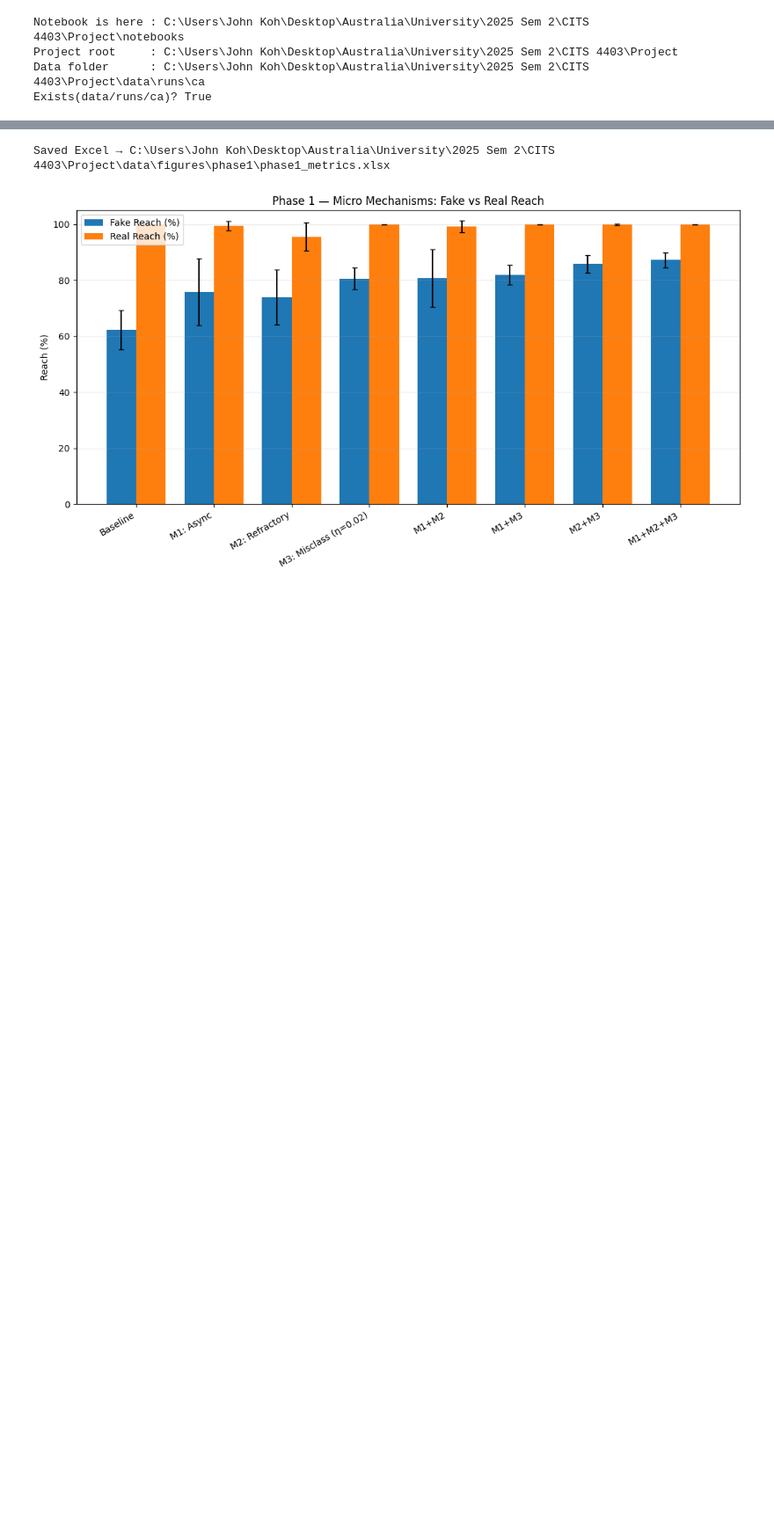
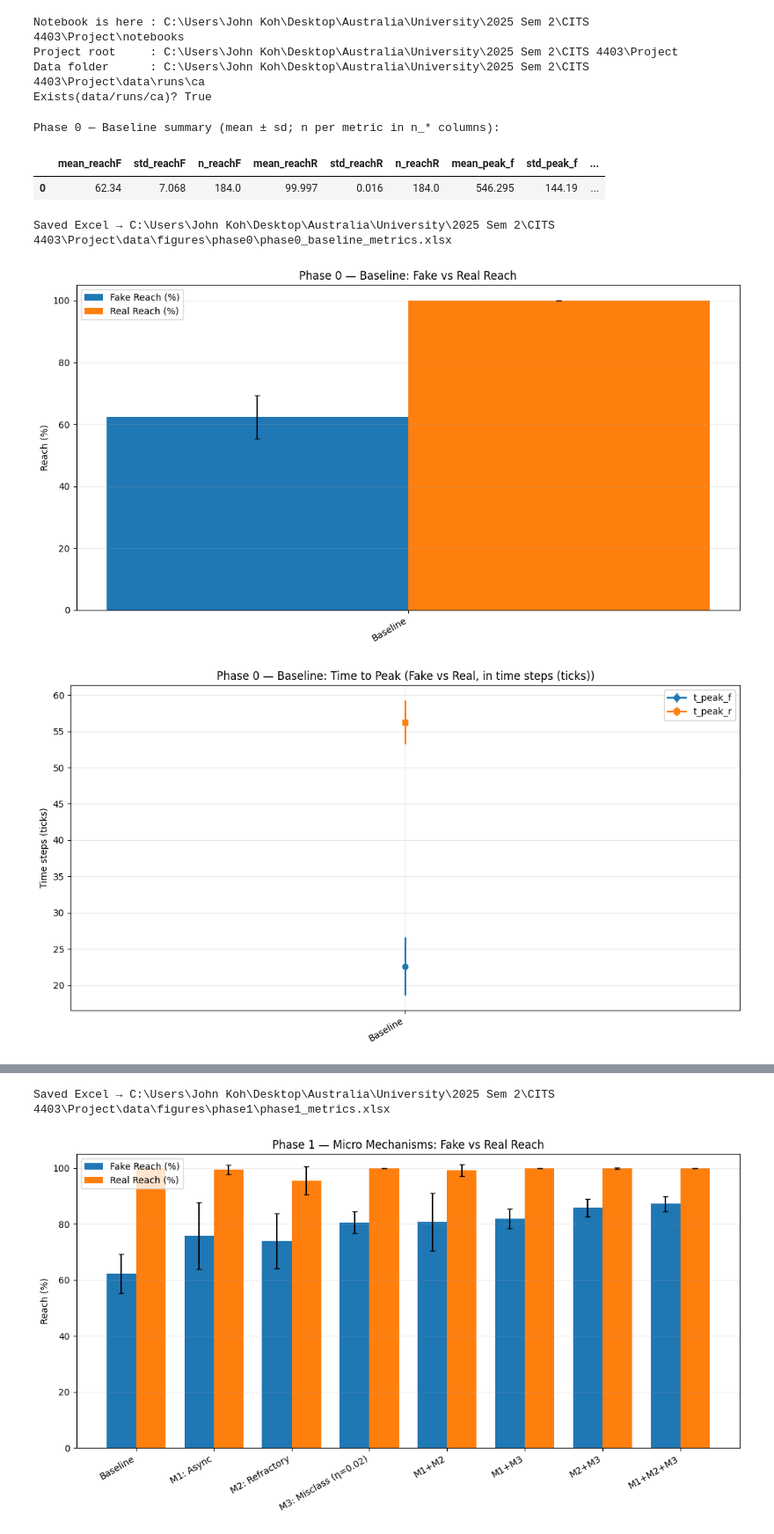
Before and after one commit to jksy1414/CITS4403-Project, a Jupyter notebook: notebooks/All_Phase_Plot_Generation.ipynb, the cells around one changed output, grey strips where cells are left out. Shown at 88% size. Drawn from its saved outputs; the diff is of its cells as text; code cells hidden in the pictures; blank space fills up the shorter version.

Commit message:
update notebook with phase0 result and plot

```diff
--- a/notebooks/All_Phase_Plot_Generation.ipynb
+++ b/notebooks/All_Phase_Plot_Generation.ipynb
@@ -311,3 +311,80 @@ def plot_peak_vs_reach_bar(df, label_col, figpath, title, scale=20):
     plt.tight_layout()
     fig.savefig(figpath, dpi=250)
     plt.show()
+# %%
+# --- cell 3: PHASE 0 — Baseline only (randomness + decay, no M1–M5) ---
+
+from pathlib import Path
+import pandas as pd
+import numpy as np
+import re
+
+# Output folder for Phase 0 figures
+FIGDIR0 = PROJECT_ROOT / "data" / "figures" / "phase0"
+FIGDIR0.mkdir(parents=True, exist_ok=True)
+
+# Collect baseline batch folders (accept both 'baseline_' and legacy 'sync_' names)
+baseline_dirs = []
+baseline_dirs.extend(find_dirs_by_prefix(ROOT, "baseline_"))
+baseline_dirs.extend(find_dirs_by_prefix(ROOT, "sync_"))  # in case some runs used --scheme sync only
+
+# Summarise
+stats0 = summarise_condition(baseline_dirs)
+if stats0.empty:
+    print("No Phase 0 baseline runs found in:", ROOT)
+    print("Expected folders like 'baseline_YYYYMMDD-HHMMSS' or 'sync_YYYYMMDD-HHMMSS'.")
+else:
+    # Build a 1-row dataframe with labels
+    phase0_df = pd.DataFrame([stats0])
+    phase0_df["Condition"] = "Baseline"
+
+    # Show quick table
+    print("Phase 0 — Baseline summary (mean ± sd; n per metric in n_* columns):")
+    display(phase0_df.round(3))
+
+    # Save Excel
+    excel0 = FIGDIR0 / "phase0_baseline_metrics.xlsx"
+    with pd.ExcelWriter(excel0, engine="xlsxwriter") as xw:
+        phase0_df.set_index("Condition").round(3).to_excel(xw, sheet_name="Phase0_Baseline")
+    print(f"Saved Excel → {excel0}")
+
+    # Plots (no scatter for a single condition)
+    # 1) Reach
+    if {"mean_reachF","std_reachF","mean_reachR","std_reachR"}.issubset(phase0_df.columns):
+        plot_grouped_reach(
+            phase0_df,
+            "Condition",
+            FIGDIR0 / "phase0_plot1_reach_grouped.png",
+            "Phase 0 — Baseline: Fake vs Real Reach"
+        )
+    else:
+        print("Reach columns missing; skipping Phase 0 Plot 1.")
+
+    # 2) Time to peak
+    if {"mean_t_peak_f","std_t_peak_f","mean_t_peak_r","std_t_peak_r"}.issubset(phase0_df.columns):
+        plot_time_to_peak(
+            phase0_df,
+            "Condition",
+            FIGDIR0 / "phase0_plot2_time_to_peak.png",
+            "Phase 0 — Baseline: Time to Peak (Fake vs Real, in time steps (ticks))"
+        )
+    else:
+        print("Time-to-peak columns missing; skipping Phase 0 Plot 2.")
+
+    # 3) Peak posters
+    if {"mean_peak_f","std_peak_f","mean_peak_r","std_peak_r"}.issubset(phase0_df.columns):
+        plot_peak_bars(
+            phase0_df,
+            "Condition",
+            FIGDIR0 / "phase0_plot3_peak_posters.png",
+            "Phase 0 — Baseline: Peak Posters (Fake vs Real)"
+        )
+    else:
+        print("Peak columns missing; skipping Phase 0 Plot 3.")
+# %% [output]
+Phase 0 — Baseline summary (mean ± sd; n per metric in n_* columns):
+|  | mean_reachF | std_reachF | n_reachF | mean_reachR | std_reachR | n_reachR | mean_peak_f | std_peak_f | ... |
+| 0 | 62.34 | 7.068 | 184.0 | 99.997 | 0.016 | 184.0 | 546.295 | 144.19 | ... |
+Saved Excel → C:\Users\John Koh\Desktop\Australia\University\2025 Sem 2\CITS 4403\Project\data\figures\phase0\phase0_baseline_metrics.xlsx
+[figure, added]
+[figure, added]
```
Also changed, not shown: parts of 4 cells of this notebook, 7 other files.
